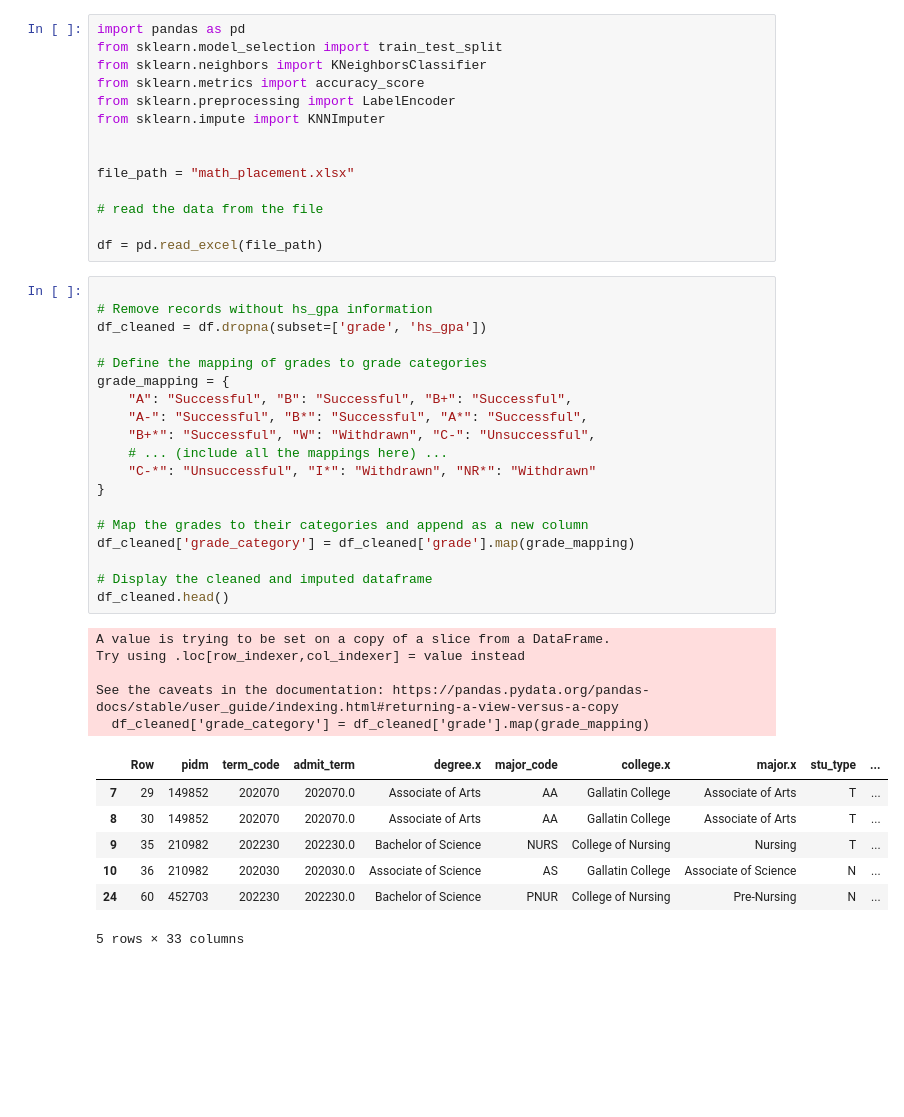
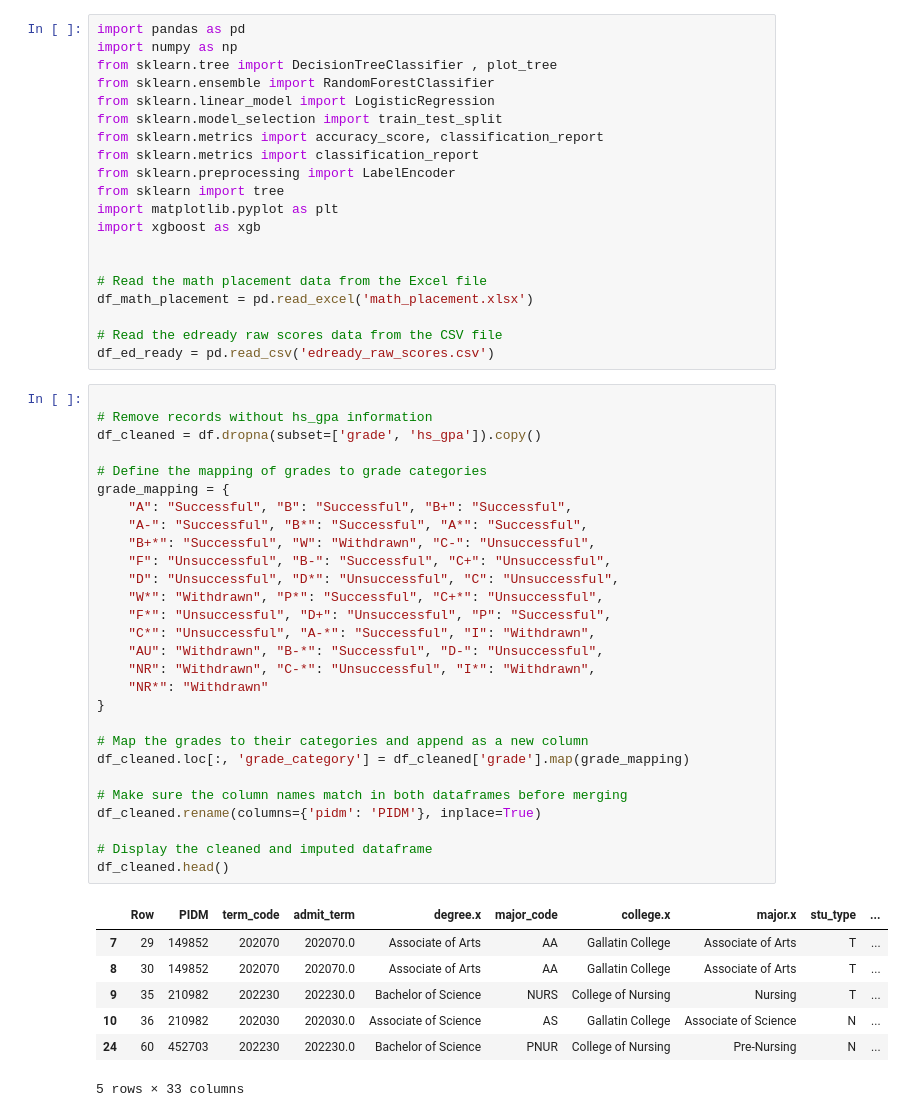
Before and after one commit to britrthompson/MSBA_Capstone, a Jupyter notebook: math_placement.ipynb, the cells around one changed output. Drawn from its saved outputs; the diff is of its cells as text; blank space fills up the shorter version.

```diff
--- a/math_placement.ipynb
+++ b/math_placement.ipynb
@@ -1,46 +1,56 @@
 # %%
 import pandas as pd
+import numpy as np
+from sklearn.tree import DecisionTreeClassifier , plot_tree
+from sklearn.ensemble import RandomForestClassifier
+from sklearn.linear_model import LogisticRegression
 from sklearn.model_selection import train_test_split
-from sklearn.neighbors import KNeighborsClassifier
-from sklearn.metrics import accuracy_score
+from sklearn.metrics import accuracy_score, classification_report
+from sklearn.metrics import classification_report
 from sklearn.preprocessing import LabelEncoder
-from sklearn.impute import KNNImputer
+from sklearn import tree
+import matplotlib.pyplot as plt
+import xgboost as xgb
 
 
-file_path = "math_placement.xlsx"
+# Read the math placement data from the Excel file
+df_math_placement = pd.read_excel('math_placement.xlsx')
 
-# read the data from the file
-
-df = pd.read_excel(file_path)
+# Read the edready raw scores data from the CSV file
+df_ed_ready = pd.read_csv('edready_raw_scores.csv')
 # %%
 
 # Remove records without hs_gpa information
-df_cleaned = df.dropna(subset=['grade', 'hs_gpa'])
+df_cleaned = df.dropna(subset=['grade', 'hs_gpa']).copy()
 
 # Define the mapping of grades to grade categories
 grade_mapping = {
     "A": "Successful", "B": "Successful", "B+": "Successful",
     "A-": "Successful", "B*": "Successful", "A*": "Successful",
     "B+*": "Successful", "W": "Withdrawn", "C-": "Unsuccessful",
-    # ... (include all the mappings here) ...
-    "C-*": "Unsuccessful", "I*": "Withdrawn", "NR*": "Withdrawn"
+    "F": "Unsuccessful", "B-": "Successful", "C+": "Unsuccessful",
+    "D": "Unsuccessful", "D*": "Unsuccessful", "C": "Unsuccessful",
+    "W*": "Withdrawn", "P*": "Successful", "C+*": "Unsuccessful",
+    "F*": "Unsuccessful", "D+": "Unsuccessful", "P": "Successful",
+    "C*": "Unsuccessful", "A-*": "Successful", "I": "Withdrawn",
+    "AU": "Withdrawn", "B-*": "Successful", "D-": "Unsuccessful",
+    "NR": "Withdrawn", "C-*": "Unsuccessful", "I*": "Withdrawn",
+    "NR*": "Withdrawn"
 }
 
 # Map the grades to their categories and append as a new column
-df_cleaned['grade_category'] = df_cleaned['grade'].map(grade_mapping)
+df_cleaned.loc[:, 'grade_category'] = df_cleaned['grade'].map(grade_mapping)
+
+# Make sure the column names match in both dataframes before merging
+df_cleaned.rename(columns={'pidm': 'PIDM'}, inplace=True)
 
 # Display the cleaned and imputed dataframe
 df_cleaned.head()
 # %% [output]
+|  | Row | PIDM | term_code | admit_term | degree.x | major_code | college.x | major.x | stu_type | ... |
+| 7 | 29 | 149852 | 202070 | 202070.0 | Associate of Arts | AA | Gallatin College | Associate of Arts | T | ... |
+| 8 | 30 | 149852 | 202070 | 202070.0 | Associate of Arts | AA | Gallatin College | Associate of Arts | T | ... |
+| 9 | 35 | 210982 | 202230 | 202230.0 | Bachelor of Science | NURS | College of Nursing | Nursing | T | ... |
+| 10 | 36 | 210982 | 202030 | 202030.0 | Associate of Science | AS | Gallatin College | Associate of Science | N | ... |
+| 24 | 60 | 452703 | 202230 | 202230.0 | Bachelor of Science | PNUR | College of Nursing | Pre-Nursing | N | ... |
-A value is trying to be set on a copy of a slice from a DataFrame.
-Try using .loc[row_indexer,col_indexer] = value instead
-
-See the caveats in the documentation: https://pandas.pydata.org/pandas-docs/stable/user_guide/indexing.html#returning-a-view-versus-a-copy
-  df_cleaned['grade_category'] = df_cleaned['grade'].map(grade_mapping)
+5 rows × 33 columns
-|  | Row | pidm | term_code | admit_term | degree.x | major_code | college.x | major.x | stu_type | ... |
-| 7 | 29 | 149852 | 202070 | 202070.0 | Associate of Arts | AA | Gallatin College | Associate of Arts | T | ... |
-| 8 | 30 | 149852 | 202070 | 202070.0 | Associate of Arts | AA | Gallatin College | Associate of Arts | T | ... |
-| 9 | 35 | 210982 | 202230 | 202230.0 | Bachelor of Science | NURS | College of Nursing | Nursing | T | ... |
-| 10 | 36 | 210982 | 202030 | 202030.0 | Associate of Science | AS | Gallatin College | Associate of Science | N | ... |
-| 24 | 60 | 452703 | 202230 | 202230.0 | Bachelor of Science | PNUR | College of Nursing | Pre-Nursing | N | ... |
-5 rows × 33 columns
```
Also changed, not shown: parts of 14 cells of this notebook, 1 other file.
